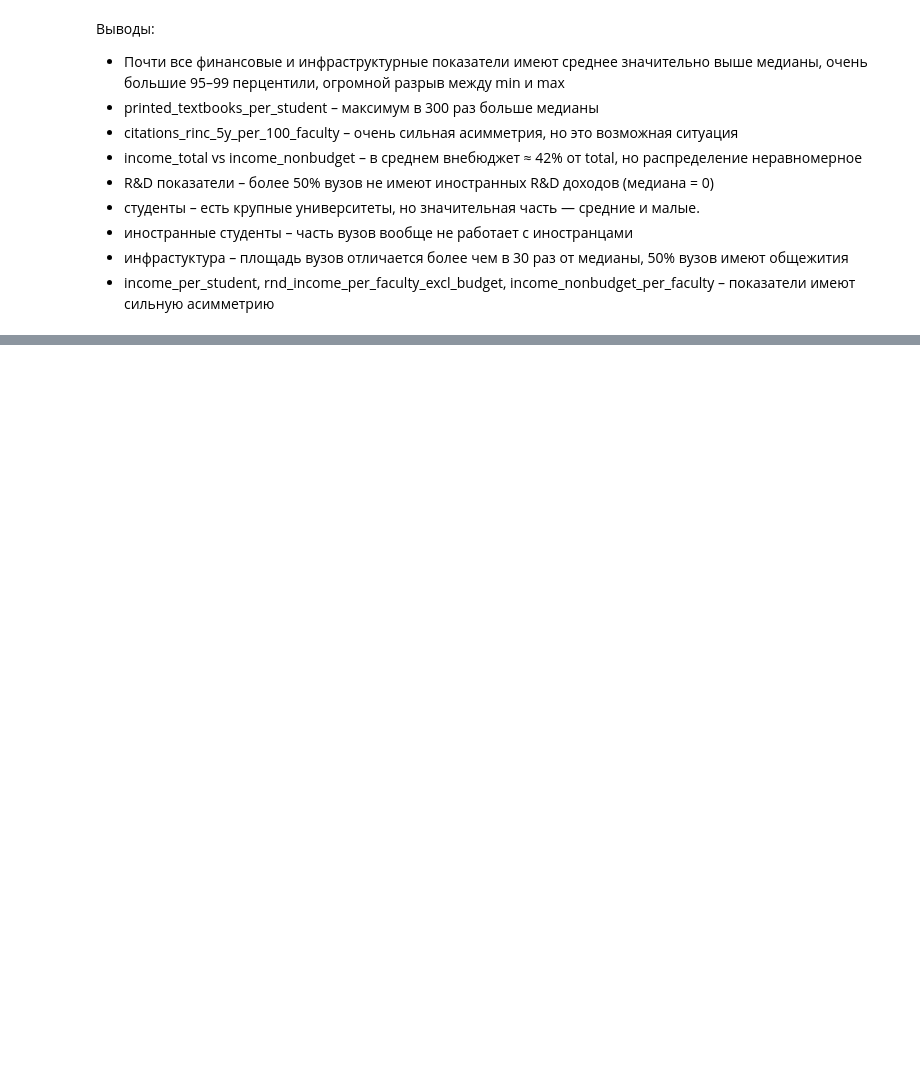
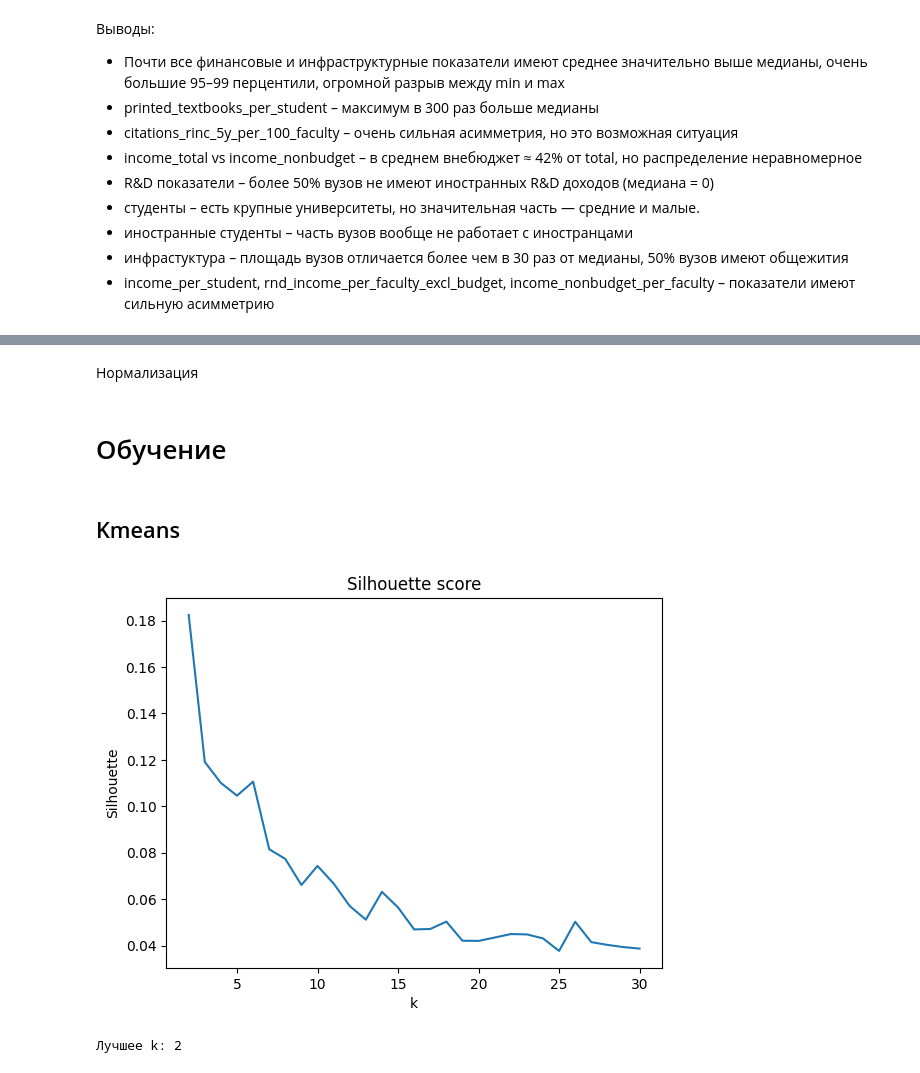
Before and after one commit to LunisLinus/machine_learning, a Jupyter notebook: cluster/university/university2022.ipynb, the cells around one changed output, grey strips where cells are left out. Drawn from its saved outputs; the diff is of its cells as text; code cells hidden in the pictures; blank space fills up the shorter version.

```diff
--- a/cluster/university/university2022.ipynb
+++ b/cluster/university/university2022.ipynb
@@ -360,0 +756,40 @@ desc.sort_values("std", ascending=False).head(30)
+# %% [markdown]
+Нормализация
+# %%
+cat_features = ['type', 'macro_reg']
+# %%
+encoder = OneHotEncoder(sparse_output=False)
+encoded = encoder.fit_transform(df[cat_features])
+# %%
+encoded_df = pd.DataFrame(
+    encoded,
+    columns=encoder.get_feature_names_out(cat_features),
+    index=df.index
+)
+# %% [markdown]
+# Обучение
+# %%
+df = pd.concat([df[num_cols], encoded_df], axis=1)
+# %% [markdown]
+## Kmeans
+# %%
+sil_scores = []
+k_range = range(2, 31)
+
+for k in k_range:
+    km = KMeans(n_clusters=k, random_state=42, n_init=20)
+    labels = km.fit_predict(df)
+    sil_scores.append(silhouette_score(df, labels))
+
+plt.figure()
+plt.plot(list(k_range), sil_scores)
+plt.xlabel("k")
+plt.ylabel("Silhouette")
+plt.title("Silhouette score")
+plt.show()
+
+best_k = k_range[np.argmax(sil_scores)]
+print("Лучшее k:", best_k)
+# %% [output]
+[figure, added]
+Лучшее k: 2
```
Also changed, not shown: parts of 65 cells of this notebook.
